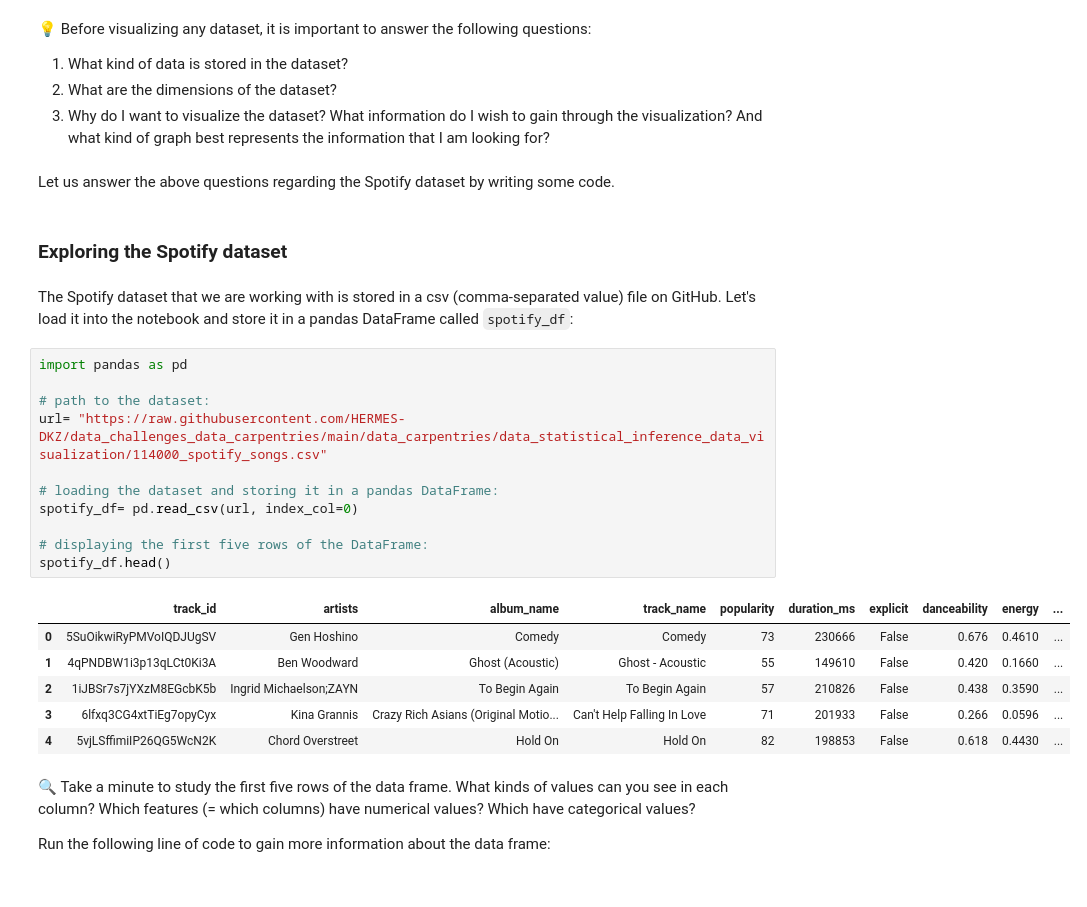
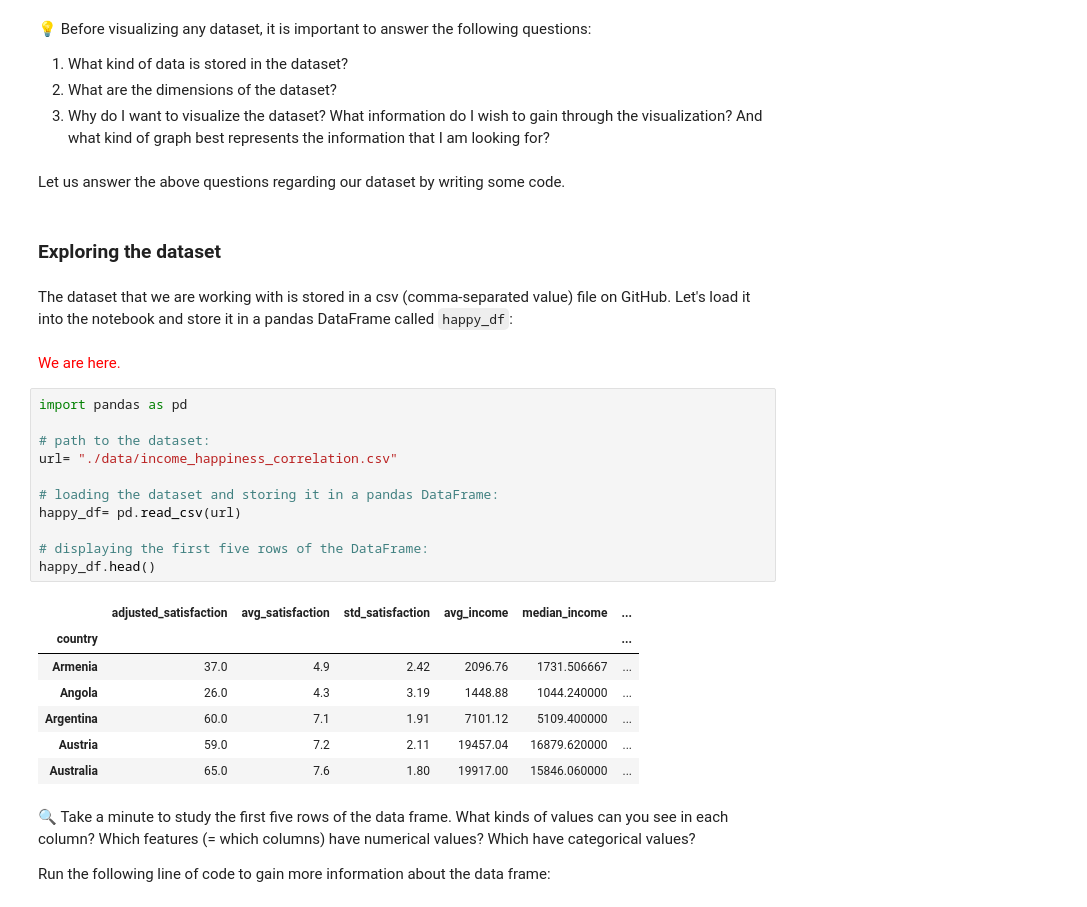
Before and after one commit to HERMES-DKZ/data_challenges_data_carpentries, a Jupyter notebook: data_carpentries/statistical_inference_data_visualization_for_humanities.ipynb, the cells around one changed output. Cells and saved outputs as stored; diff of their text form.

```diff
--- a/data_carpentries/statistical_inference_data_visualization_for_humanities.ipynb
+++ b/data_carpentries/statistical_inference_data_visualization_for_humanities.ipynb
@@ -106,29 +106,34 @@ Now that we know what different types of graph exist, what their use cases are a
 2. What are the dimensions of the dataset?
 3. Why do I want to visualize the dataset? What information do I wish to gain through the visualization? And what kind of graph best represents the information that I am looking for?
 # %% [markdown]
-Let us answer the above questions regarding the Spotify dataset by writing some code.
+Let us answer the above questions regarding our dataset by writing some code.
 # %% [markdown]
-### Exploring the Spotify dataset
+### Exploring the dataset
 # %% [markdown]
-The Spotify dataset that we are working with is stored in a csv (comma-separated value) file on GitHub. Let's load it into the notebook and store it in a pandas DataFrame called `spotify_df`:
+The dataset that we are working with is stored in a csv (comma-separated value) file on GitHub. Let's load it into the notebook and store it in a pandas DataFrame called `happy_df`:
+# %% [markdown]
+<font color=red>
+We are here.
+</font>
 # %%
 import pandas as pd
 
 # path to the dataset:
-url= "https://raw.githubusercontent.com/HERMES-DKZ/data_challenges_data_carpentries/main/data_carpentries/data_statistical_inference_data_visualization/114000_spotify_songs.csv"
+url= "./data/income_happiness_correlation.csv"
 
 # loading the dataset and storing it in a pandas DataFrame:
-spotify_df= pd.read_csv(url, index_col=0)
+happy_df= pd.read_csv(url)
 
 # displaying the first five rows of the DataFrame:
-spotify_df.head()
+happy_df.head()
 # %% [output]
-|  | track_id | artists | album_name | track_name | popularity | duration_ms | explicit | danceability | energy | ... |
-| 0 | 5SuOikwiRyPMVoIQDJUgSV | Gen Hoshino | Comedy | Comedy | 73 | 230666 | False | 0.676 | 0.4610 | ... |
-| 1 | 4qPNDBW1i3p13qLCt0Ki3A | Ben Woodward | Ghost (Acoustic) | Ghost - Acoustic | 55 | 149610 | False | 0.420 | 0.1660 | ... |
-| 2 | 1iJBSr7s7jYXzM8EGcbK5b | Ingrid Michaelson;ZAYN | To Begin Again | To Begin Again | 57 | 210826 | False | 0.438 | 0.3590 | ... |
-| 3 | 6lfxq3CG4xtTiEg7opyCyx | Kina Grannis | Crazy Rich Asians (Original Motio... | Can't Help Falling In Love | 71 | 201933 | False | 0.266 | 0.0596 | ... |
-| 4 | 5vjLSffimiIP26QG5WcN2K | Chord Overstreet | Hold On | Hold On | 82 | 198853 | False | 0.618 | 0.4430 | ... |
+|  | adjusted_satisfaction | avg_satisfaction | std_satisfaction | avg_income | median_income | ... |
+| country |  |  |  |  |  | ... |
+| Armenia | 37.0 | 4.9 | 2.42 | 2096.76 | 1731.506667 | ... |
+| Angola | 26.0 | 4.3 | 3.19 | 1448.88 | 1044.240000 | ... |
+| Argentina | 60.0 | 7.1 | 1.91 | 7101.12 | 5109.400000 | ... |
+| Austria | 59.0 | 7.2 | 2.11 | 19457.04 | 16879.620000 | ... |
+| Australia | 65.0 | 7.6 | 1.80 | 19917.00 | 15846.060000 | ... |
 # %% [markdown]
 🔍 Take a minute to study the first five rows of the data frame. What kinds of values can you see in each column? Which features (= which columns) have numerical values? Which have categorical values?
 
```
Also changed, not shown: parts of 8 cells of this notebook, 2 other files.
